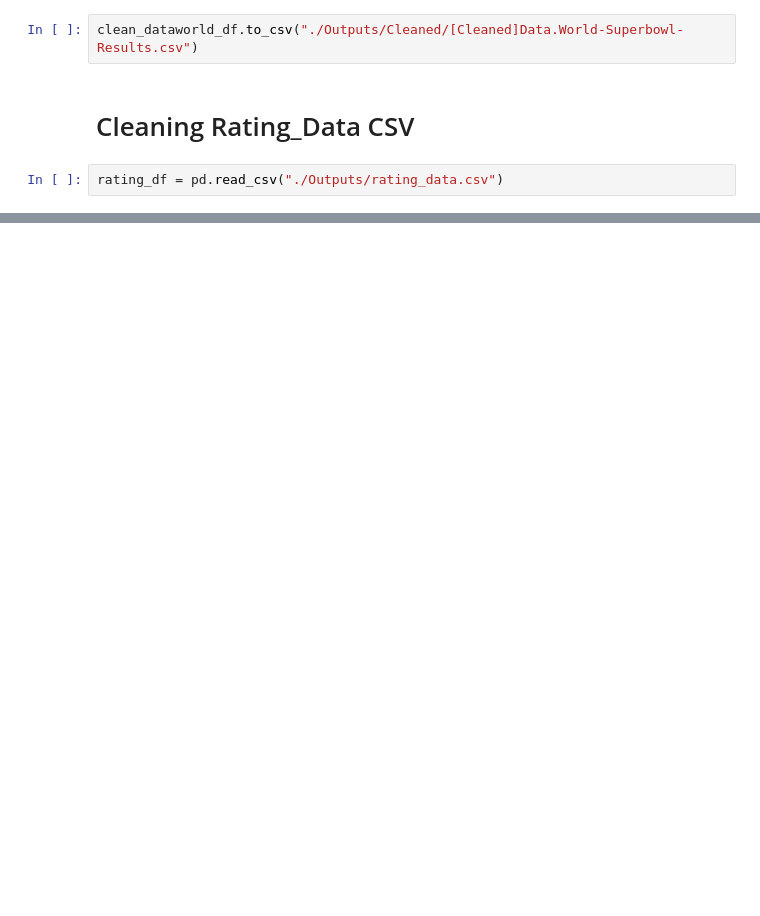
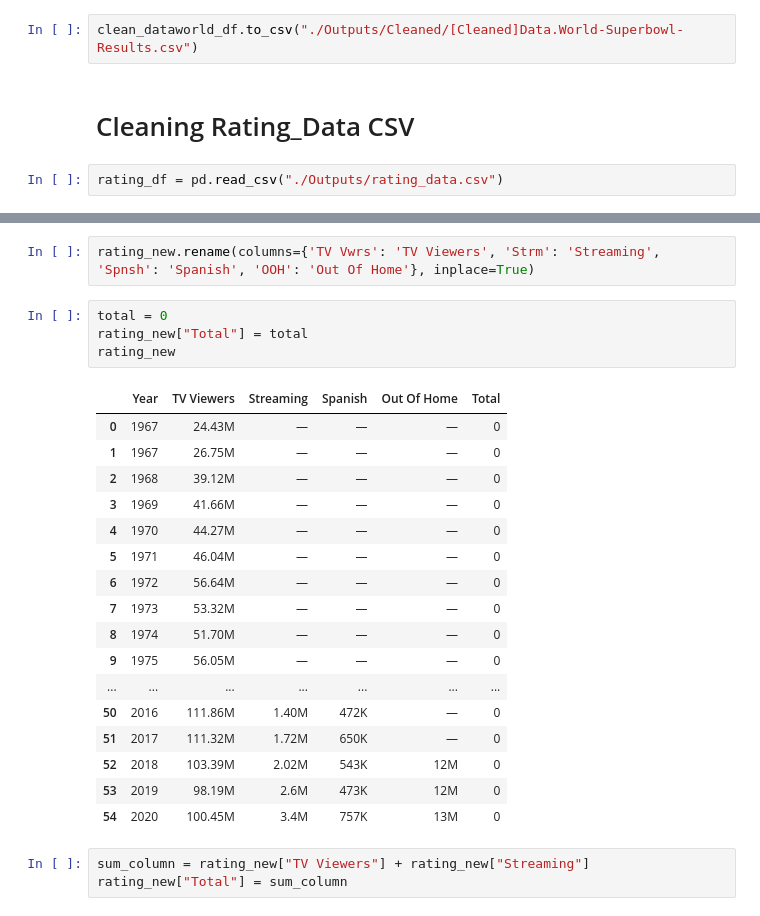
Before and after one commit to malreadjr/NFL-playersalary-Project, a Jupyter notebook: Clean & Merge Data.ipynb, the cells around one changed output, grey strips where cells are left out. Drawn from its saved outputs; the diff is of its cells as text; blank space fills up the shorter version.

```diff
--- a/Clean & Merge Data.ipynb
+++ b/Clean & Merge Data.ipynb
@@ -120,0 +195,27 @@ rating_df
+# %%
+rating_new.rename(columns={'TV Vwrs': 'TV Viewers', 'Strm': 'Streaming', 'Spnsh': 'Spanish', 'OOH': 'Out Of Home'}, inplace=True)
+# %%
+total = 0
+rating_new["Total"] = total
+rating_new
+# %% [output]
+|  | Year | TV Viewers | Streaming | Spanish | Out Of Home | Total |
+| 0 | 1967 | 24.43M | — | — | — | 0 |
+| 1 | 1967 | 26.75M | — | — | — | 0 |
+| 2 | 1968 | 39.12M | — | — | — | 0 |
+| 3 | 1969 | 41.66M | — | — | — | 0 |
+| 4 | 1970 | 44.27M | — | — | — | 0 |
+| 5 | 1971 | 46.04M | — | — | — | 0 |
+| 6 | 1972 | 56.64M | — | — | — | 0 |
+| 7 | 1973 | 53.32M | — | — | — | 0 |
+| 8 | 1974 | 51.70M | — | — | — | 0 |
+| 9 | 1975 | 56.05M | — | — | — | 0 |
+| ... | ... | ... | ... | ... | ... | ... |
+| 50 | 2016 | 111.86M | 1.40M | 472K | — | 0 |
+| 51 | 2017 | 111.32M | 1.72M | 650K | — | 0 |
+| 52 | 2018 | 103.39M | 2.02M | 543K | 12M | 0 |
+| 53 | 2019 | 98.19M | 2.6M | 473K | 12M | 0 |
+| 54 | 2020 | 100.45M | 3.4M | 757K | 13M | 0 |
+# %%
+sum_column = rating_new["TV Viewers"] + rating_new["Streaming"]
+rating_new["Total"] = sum_column
```
Also changed, not shown: parts of 9 cells of this notebook.
